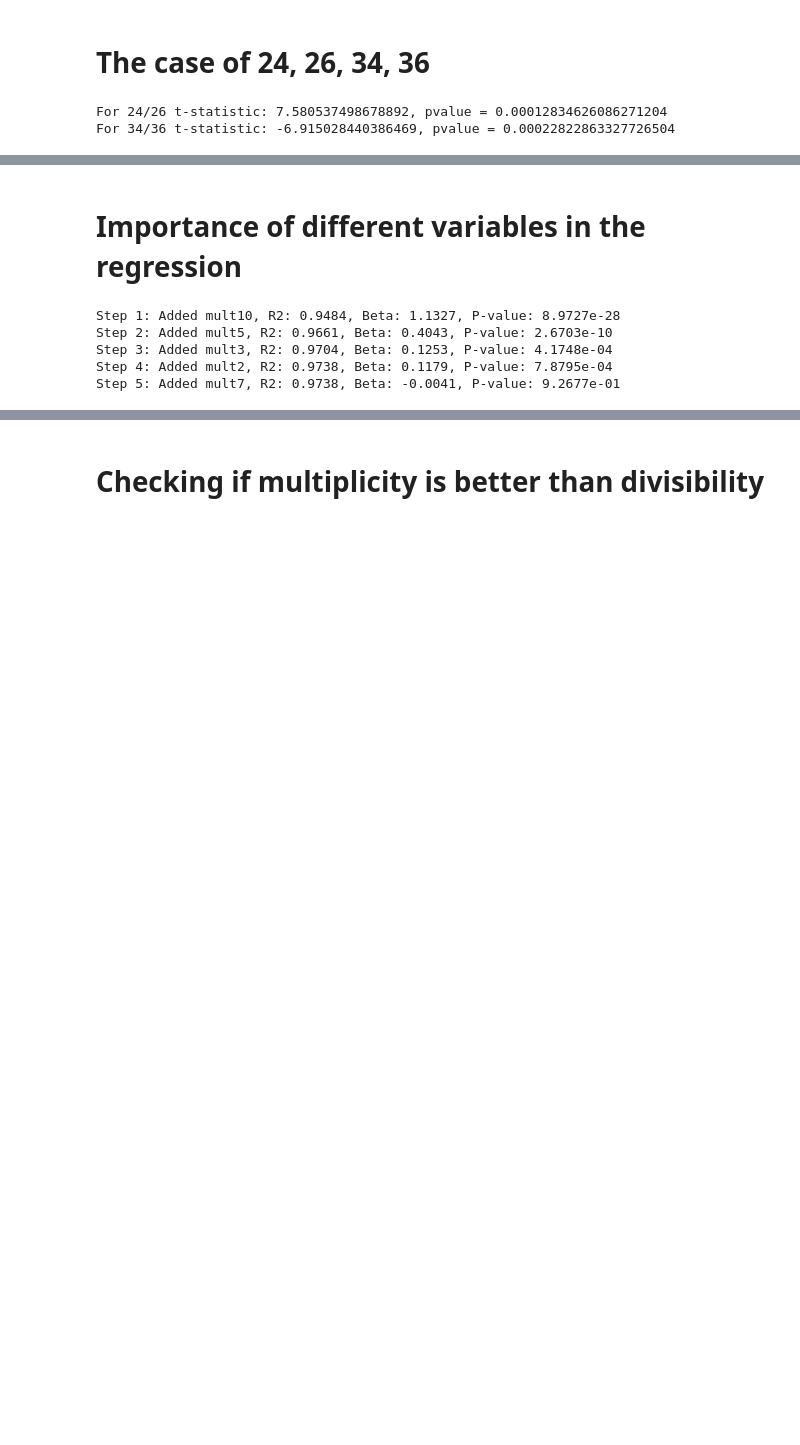
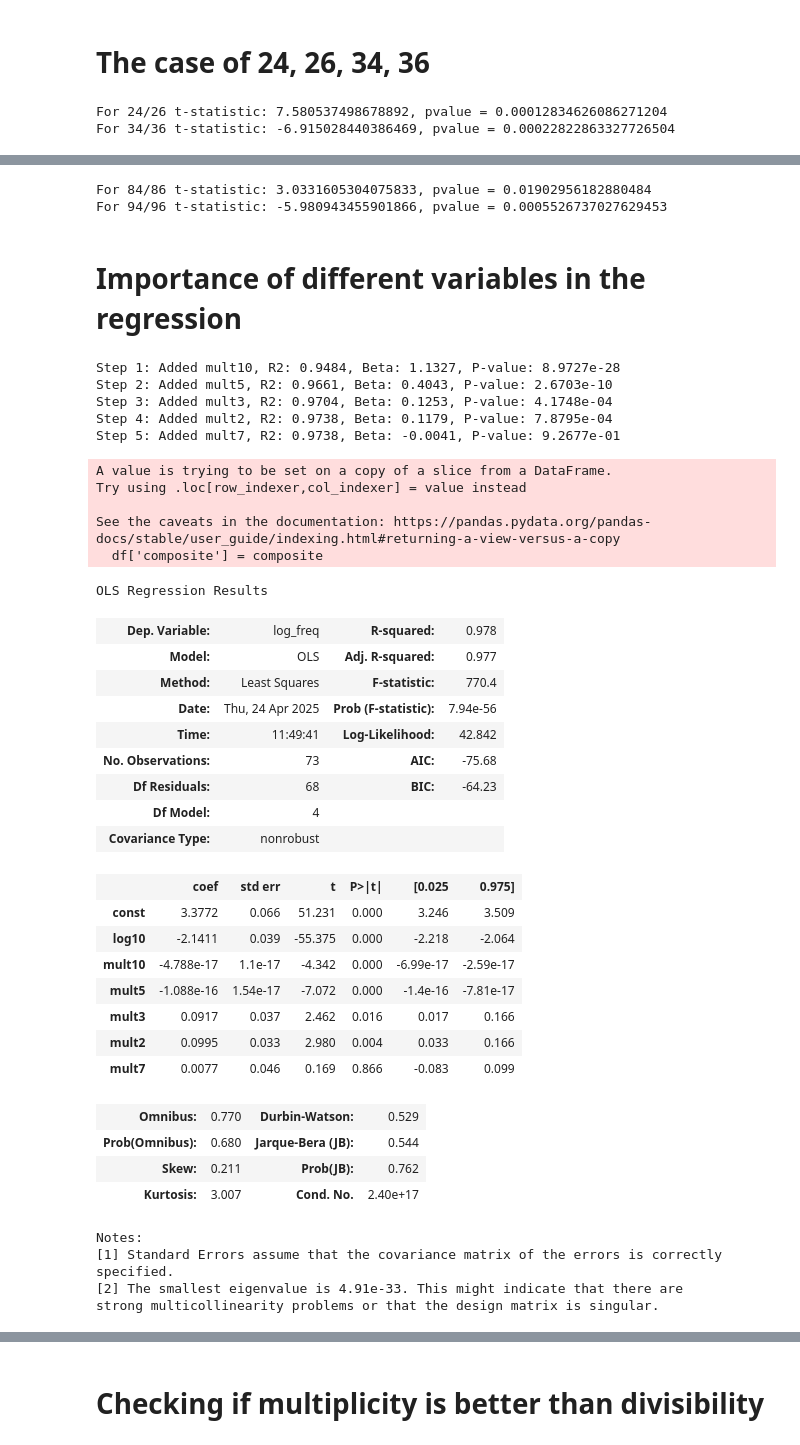
Before and after one commit to MaxencePajot/number_frequencies, a Jupyter notebook: 2_analysis_number_freqs.ipynb, the cells around one changed output, grey strips where cells are left out. Saved outputs shown, nothing was run; the diff lists cells and outputs as text; code cells hidden in the pictures; blank space fills up the shorter version.

```diff
--- a/2_analysis_number_freqs.ipynb
+++ b/2_analysis_number_freqs.ipynb
@@ -324,10 +253,28 @@ In addition: Warning messages:
 [figure]
+# %%
+data = pd.read_csv('data_ngram_allLangsPerMilion.csv')
+
+group_84 = np.array(data[data['number'].isin([84])].log_freq)
+group_86 = np.array(data[data['number'].isin([86])].log_freq)
+group_94 = np.array(data[data['number'].isin([94])].log_freq)
+group_96 = np.array(data[data['number'].isin([96])].log_freq)
+
+t_stat1, p_value1 = stats.ttest_1samp(group_84 - group_86, popmean=0)
+t_stat2, p_value2 = stats.ttest_1samp(group_94 - group_96, popmean=0)
+
+print(f"For 84/86 t-statistic: {t_stat1}, pvalue = {p_value1}")
+print(f"For 94/96 t-statistic: {t_stat2}, pvalue = {p_value2}")
+# %% [output]
+For 84/86 t-statistic: 3.0331605304075833, pvalue = 0.01902956182880484
+For 94/96 t-statistic: -5.980943455901866, pvalue = 0.0005526737027629453
 # %% [markdown]
 # Importance of different variables in the regression
 # %%
 data = pd.read_csv('data_ngram_allLangsPerMilion.csv')
 df = data[data.lang.isin(['en'])]
-
+composite = 1 - (1 - np.array(df.mult2)) * (1 - np.array(df.mult3)) * (1 - np.array(df.mult5)) * (1 - np.array(df.mult7))
+composite[1], composite[2], composite[4], composite[6] = 0, 0, 0, 0
+df['composite'] = composite
 # List of features to consider
 features = ['mult2', 'mult3', 'mult5', 'mult7', 'mult10']
 
@@ -390,3 +337,46 @@ Step 2: Added mult5, R2: 0.9661, Beta: 0.4043, P-value: 2.6703e-10
 Step 3: Added mult3, R2: 0.9704, Beta: 0.1253, P-value: 4.1748e-04
 Step 4: Added mult2, R2: 0.9738, Beta: 0.1179, P-value: 7.8795e-04
 Step 5: Added mult7, R2: 0.9738, Beta: -0.0041, P-value: 9.2677e-01
+A value is trying to be set on a copy of a slice from a DataFrame.
+Try using .loc[row_indexer,col_indexer] = value instead
+
+See the caveats in the documentation: https://pandas.pydata.org/pandas-docs/stable/user_guide/indexing.html#returning-a-view-versus-a-copy
+  df['composite'] = composite
+# %%
+data = pd.read_csv('data_ngram_allLangsPerMilion.csv')
+features = ['log10', 'mult10', 'mult5', 'mult3', 'mult2', 'mult7']
+
+df = data[(data.lang == 'en') & (data['number'] % 5 != 0) & (data['number'] % 12 != 0)]
+X = df[features]
+y = df['log_freq']  # Update if needed
+X = sm.add_constant(X)
+
+model = sm.OLS(y, X).fit()
+model.summary()
+# %% [output]
+OLS Regression Results
+| Dep. Variable: | log_freq | R-squared: | 0.978 |
+| Model: | OLS | Adj. R-squared: | 0.977 |
+| Method: | Least Squares | F-statistic: | 770.4 |
+| Date: | Thu, 24 Apr 2025 | Prob (F-statistic): | 7.94e-56 |
+| Time: | 11:49:41 | Log-Likelihood: | 42.842 |
+| No. Observations: | 73 | AIC: | -75.68 |
+| Df Residuals: | 68 | BIC: | -64.23 |
+| Df Model: | 4 |  |  |
+| Covariance Type: | nonrobust |  |  |
+|  | coef | std err | t | P>|t| | [0.025 | 0.975] |
+| const | 3.3772 | 0.066 | 51.231 | 0.000 | 3.246 | 3.509 |
+| log10 | -2.1411 | 0.039 | -55.375 | 0.000 | -2.218 | -2.064 |
+| mult10 | -4.788e-17 | 1.1e-17 | -4.342 | 0.000 | -6.99e-17 | -2.59e-17 |
+| mult5 | -1.088e-16 | 1.54e-17 | -7.072 | 0.000 | -1.4e-16 | -7.81e-17 |
+| mult3 | 0.0917 | 0.037 | 2.462 | 0.016 | 0.017 | 0.166 |
+| mult2 | 0.0995 | 0.033 | 2.980 | 0.004 | 0.033 | 0.166 |
+| mult7 | 0.0077 | 0.046 | 0.169 | 0.866 | -0.083 | 0.099 |
+| Omnibus: | 0.770 | Durbin-Watson: | 0.529 |
+| Prob(Omnibus): | 0.680 | Jarque-Bera (JB): | 0.544 |
+| Skew: | 0.211 | Prob(JB): | 0.762 |
+| Kurtosis: | 3.007 | Cond. No. | 2.40e+17 |
+Notes:
+[1] Standard Errors assume that the covariance matrix of the errors is correctly specified.
+[2] The smallest eigenvalue is 4.91e-33. This might indicate that there are
+strong multicollinearity problems or that the design matrix is singular.
```
Also changed, not shown: parts of 19 cells of this notebook, 46 other files.
